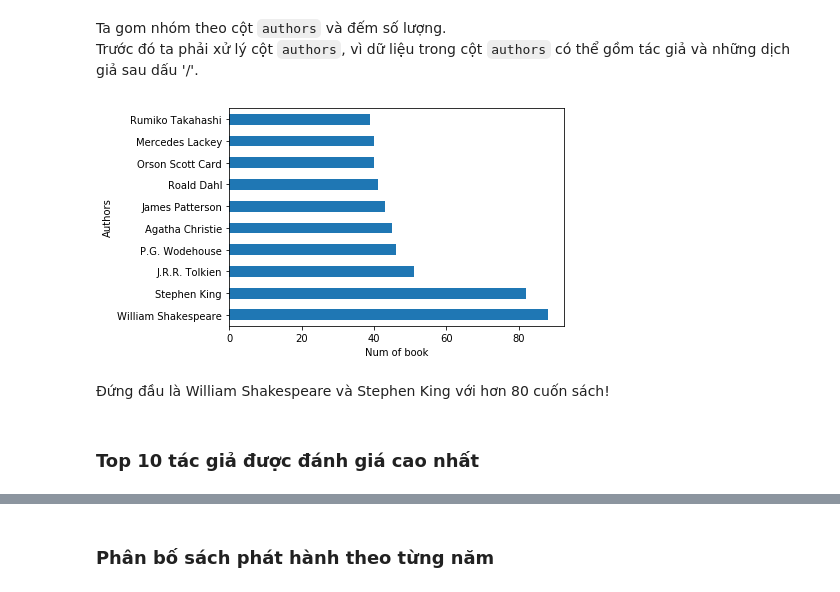
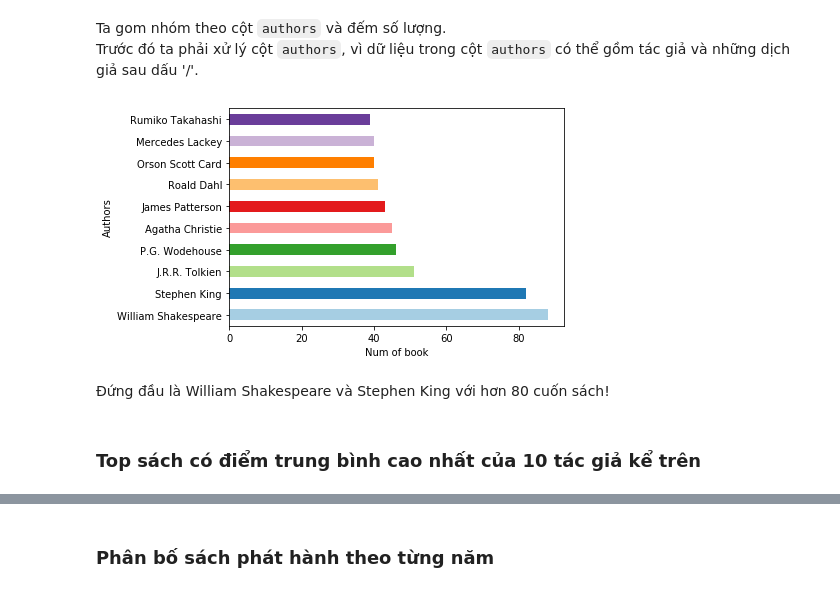
Before and after one commit to phucmanh1999/Final_Project_PFDS, a Jupyter notebook: 1712590-NguyenPhucManh.ipynb, the cells around one changed output, grey strips where cells are left out. Cells and saved outputs as stored; diff of their text form; code cells hidden in the pictures.

Commit message:
fix, add chart

```diff
--- a/1712590-NguyenPhucManh.ipynb
+++ b/1712590-NguyenPhucManh.ipynb
@@ -420,11 +435,11 @@ Trước đó ta phải xử lý cột `authors`, vì dữ liệu trong cột `a
 # %%
 col_author = df['authors'].str.extract(r'(.+?)/|(.+)').fillna('') # lấy phần tác giả trước dấu '/'
 df['authors'] = col_author[0].astype(str) + col_author[1].astype(str)
-df.groupby('authors').agg('size').sort_values(ascending = False).head(10).plot(kind = 'barh').set(ylabel="Authors", xlabel="Num of book");
+df.groupby('authors').agg('size').sort_values(ascending = False).head(10).plot(kind = 'barh',color=sns.color_palette('Paired',10)).set(ylabel="Authors", xlabel="Num of book");
 # %% [output]
-[figure, old version]
+[figure, new version]
 # %% [markdown]
 Đứng đầu là William Shakespeare và Stephen King với hơn 80 cuốn sách!
-# %% [markdown]
-### Top 10 tác giả được đánh giá cao nhất
+# %% [markdown]
+### Top sách có điểm trung bình cao nhất của 10 tác giả kể trên
 # %%
```
Also changed, not shown: parts of 22 cells of this notebook.
